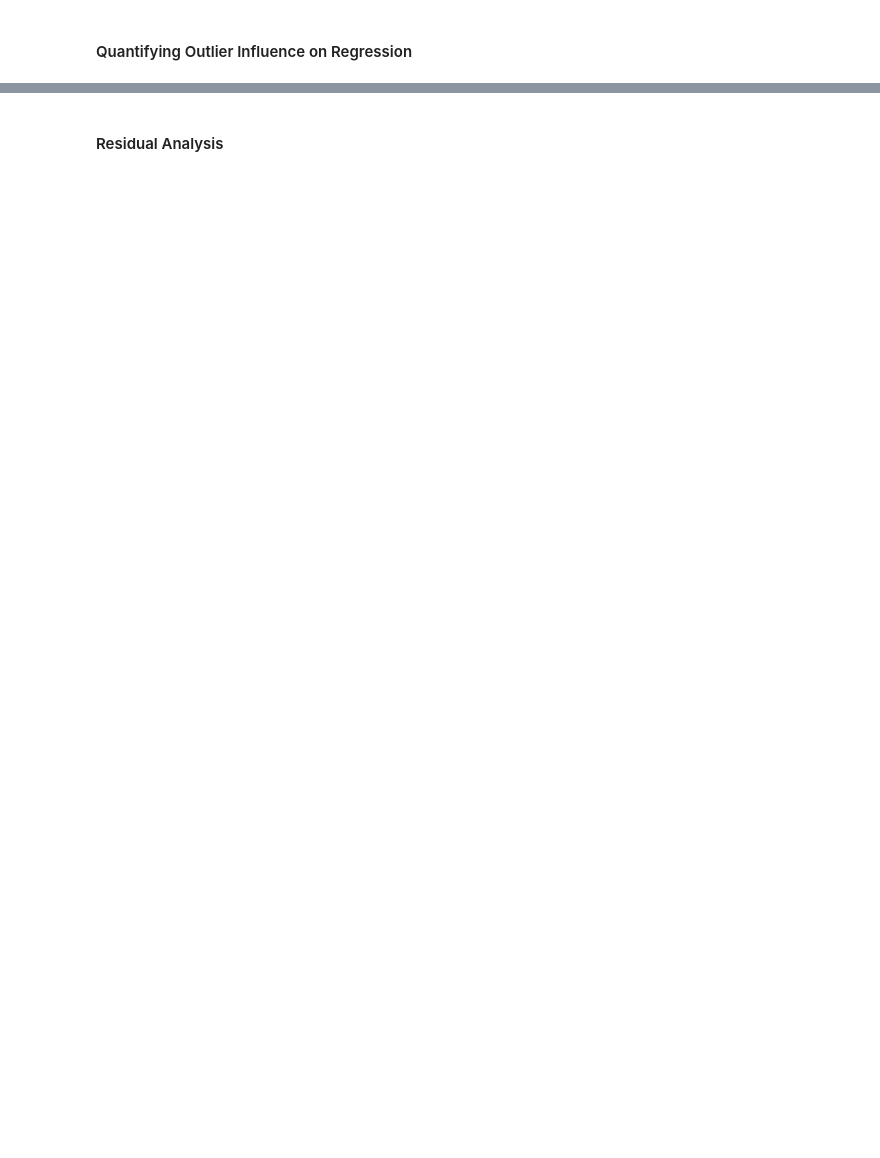
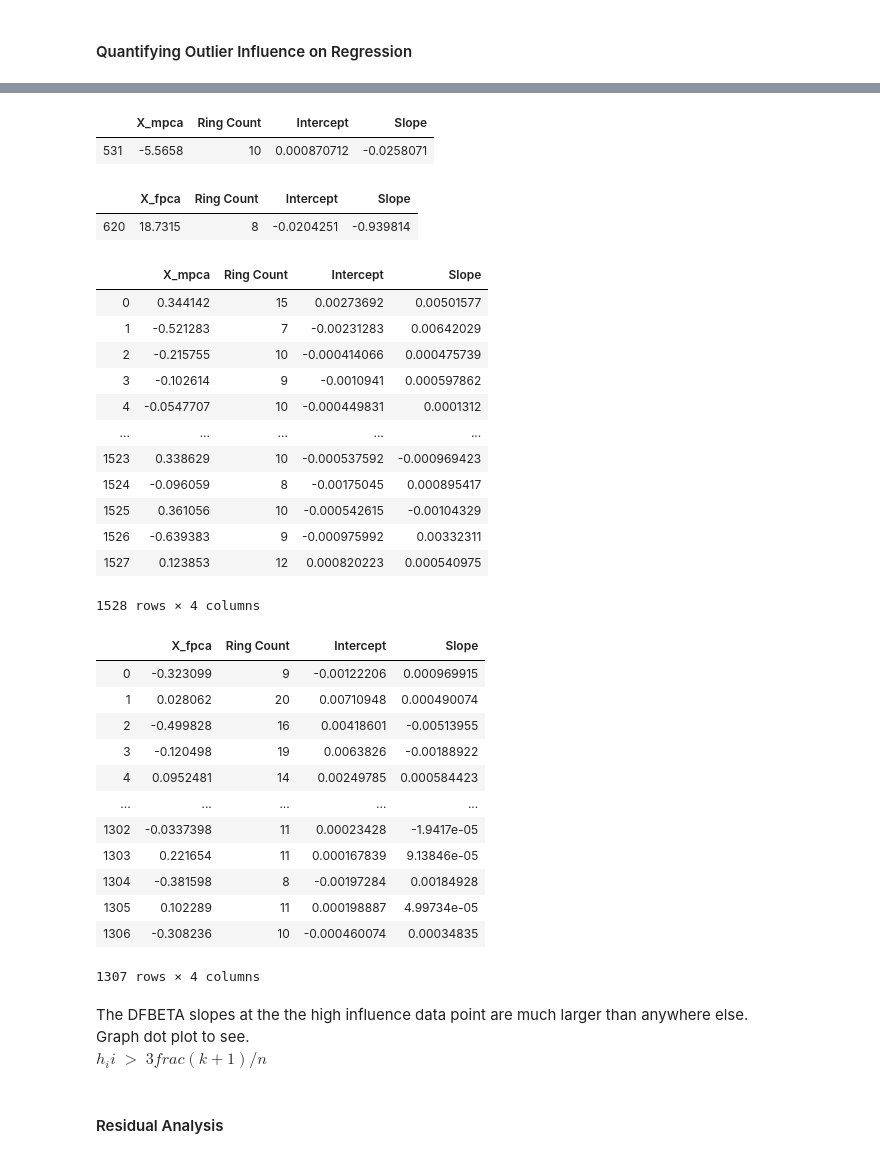
Before and after one commit to thokieu/Abalone-Regression, a Jupyter notebook: Workbook.ipynb, the cells around one changed output, grey strips where cells are left out. Drawn from its saved outputs; the diff is of its cells as text; code cells hidden in the pictures; blank space fills up the shorter version.

```diff
--- a/Workbook.ipynb
+++ b/Workbook.ipynb
@@ -731,0 +779,9 @@ plt.show()
+# %%
+# Mean Square Error
+y_m = Aba_data_male['Ring Count'].to_numpy()
+y_f = Aba_data_female['Ring Count'].to_numpy()
+
+MSE_male = y_m.T @ (np.identity(len(H_male)) - H_male) @ y_m
+MSE_female = y_f.T @ (np.identity(len(H_female)) - H_female) @ y_f
+
+print(MSE_male, MSE_female)
@@ -732,2 +901,60 @@ plt.show()
+# %%
+DFBETA_m = pd.DataFrame(index = Aba_data_male.index, columns = ['X_mpca', 'Ring Count', 'Intercept', 'Slope'])
+DFBETA_f = pd.DataFrame(index = Aba_data_female.index, columns = ['X_fpca', 'Ring Count', 'Intercept', 'Slope'])
+
+DFBETA_m['X_mpca'] = X_mpca
+DFBETA_f['X_fpca'] = X_fpca
+
+DFBETA_m['Ring Count'] = Aba_data_male['Ring Count']
+DFBETA_f['Ring Count'] = Aba_data_female['Ring Count']
+
+gram_invm = la.inv(X_mreg.T @ X_mreg)
+gram_invf = la.inv(X_freg.T @ X_freg)
+
+for i in DFBETA_m.index:
+    DFBETA_m.loc[i, ['Intercept', 'Slope']] = (gram_invm @ X_mreg.iloc[i].T * res_mraw.iloc[i]) / (1 - X_mreg.iloc[i] @ gram_invm @ X_mreg.iloc[i].T)
+
+for i in DFBETA_f.index:
+    DFBETA_f.loc[i, ['Intercept', 'Slope']] = (gram_invf @ X_freg.iloc[i].T * res_fraw.iloc[i]) / (1 - X_freg.iloc[i] @ gram_invf @ X_freg.iloc[i].T)
+
+display(DFBETA_m[DFBETA_m['X_mpca'] < -2], DFBETA_f[DFBETA_f['X_fpca'] > 2])
+display(DFBETA_m, DFBETA_f)
+# %% [output]
+|  | X_mpca | Ring Count | Intercept | Slope |
+| 531 | -5.5658 | 10 | 0.000870712 | -0.0258071 |
+|  | X_fpca | Ring Count | Intercept | Slope |
+| 620 | 18.7315 | 8 | -0.0204251 | -0.939814 |
+|  | X_mpca | Ring Count | Intercept | Slope |
+| 0 | 0.344142 | 15 | 0.00273692 | 0.00501577 |
+| 1 | -0.521283 | 7 | -0.00231283 | 0.00642029 |
+| 2 | -0.215755 | 10 | -0.000414066 | 0.000475739 |
+| 3 | -0.102614 | 9 | -0.0010941 | 0.000597862 |
+| 4 | -0.0547707 | 10 | -0.000449831 | 0.0001312 |
+| ... | ... | ... | ... | ... |
+| 1523 | 0.338629 | 10 | -0.000537592 | -0.000969423 |
+| 1524 | -0.096059 | 8 | -0.00175045 | 0.000895417 |
+| 1525 | 0.361056 | 10 | -0.000542615 | -0.00104329 |
+| 1526 | -0.639383 | 9 | -0.000975992 | 0.00332311 |
+| 1527 | 0.123853 | 12 | 0.000820223 | 0.000540975 |
+1528 rows × 4 columns
+|  | X_fpca | Ring Count | Intercept | Slope |
+| 0 | -0.323099 | 9 | -0.00122206 | 0.000969915 |
+| 1 | 0.028062 | 20 | 0.00710948 | 0.000490074 |
+| 2 | -0.499828 | 16 | 0.00418601 | -0.00513955 |
+| 3 | -0.120498 | 19 | 0.0063826 | -0.00188922 |
+| 4 | 0.0952481 | 14 | 0.00249785 | 0.000584423 |
+| ... | ... | ... | ... | ... |
+| 1302 | -0.0337398 | 11 | 0.00023428 | -1.9417e-05 |
+| 1303 | 0.221654 | 11 | 0.000167839 | 9.13846e-05 |
+| 1304 | -0.381598 | 8 | -0.00197284 | 0.00184928 |
+| 1305 | 0.102289 | 11 | 0.000198887 | 4.99734e-05 |
+| 1306 | -0.308236 | 10 | -0.000460074 | 0.00034835 |
+1307 rows × 4 columns
+# %% [markdown]
+The DFBETA slopes at the the high influence data point are much larger than anywhere else.
+<br>
+Graph dot plot to see.
+<br>
+$h_ii$ $>$ $3frac{(k+1)/n}$
 # %% [markdown]
 #### Residual Analysis
```
Also changed, not shown: parts of 14 cells of this notebook.
